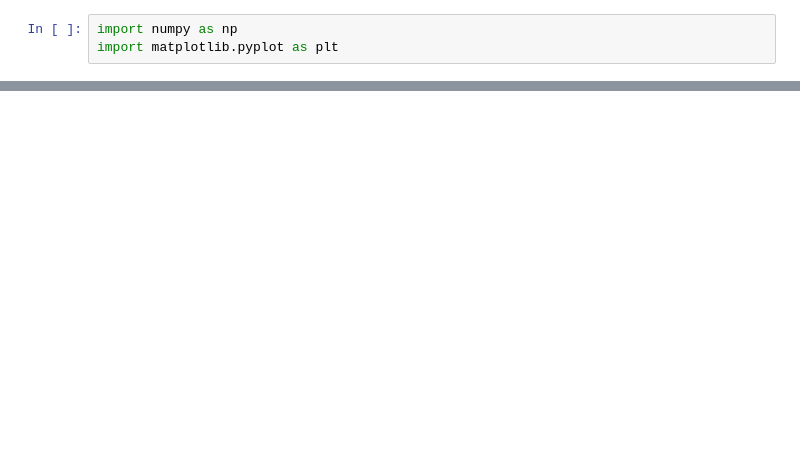
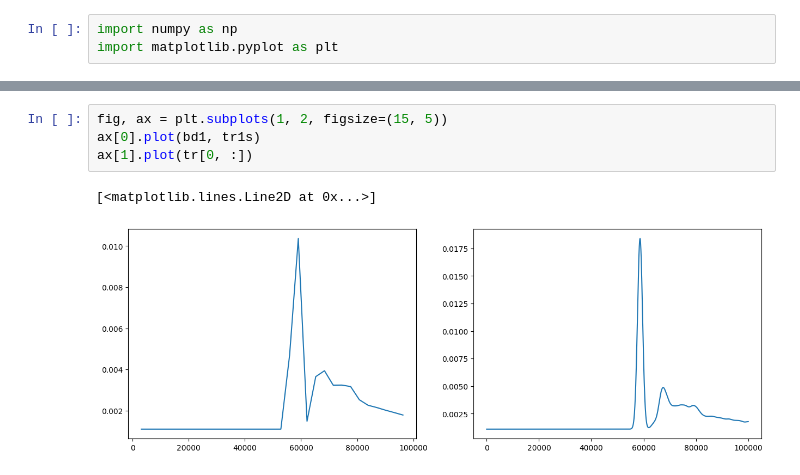
Before and after one commit to elcosas/SPAD_Regression_Research, a Jupyter notebook: Notebooks/Testing.ipynb, the cells around one changed output, grey strips where cells are left out. Cells and saved outputs as stored; diff of their text form; blank space fills up the shorter version.

```diff
--- a/Notebooks/Testing.ipynb
+++ b/Notebooks/Testing.ipynb
@@ -59,0 +32,7 @@ plt.plot(bd1_hist[1][:-1], gaussian_process.predict(bd1_hist[1][:-1].reshape(-1,
+# %%
+fig, ax = plt.subplots(1, 2, figsize=(15, 5))
+ax[0].plot(bd1, tr1s)
+ax[1].plot(tr[0, :])
+# %% [output]
+[<matplotlib.lines.Line2D at 0x...>]
+[figure, added]
```
Also changed, not shown: parts of 17 cells of this notebook.
